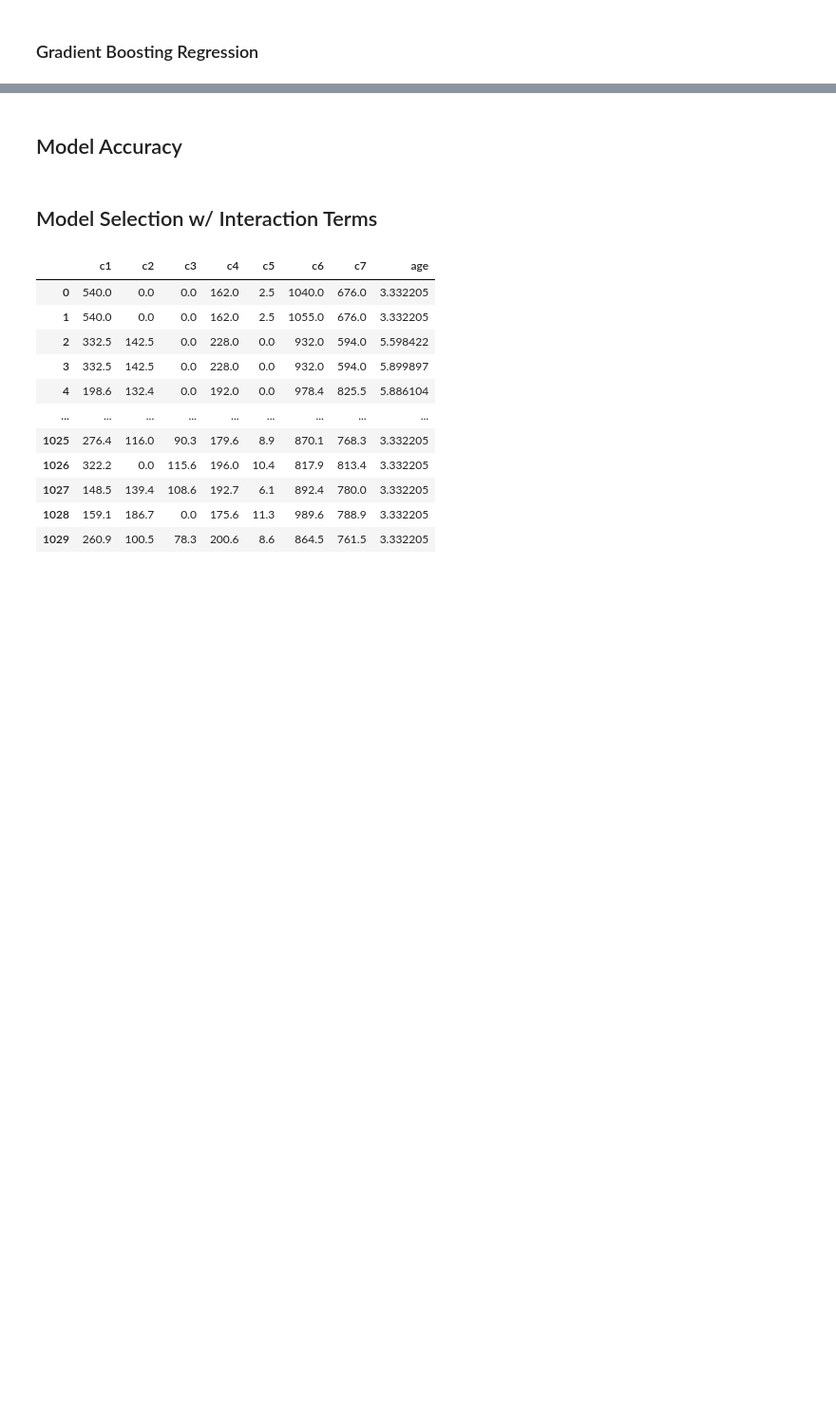
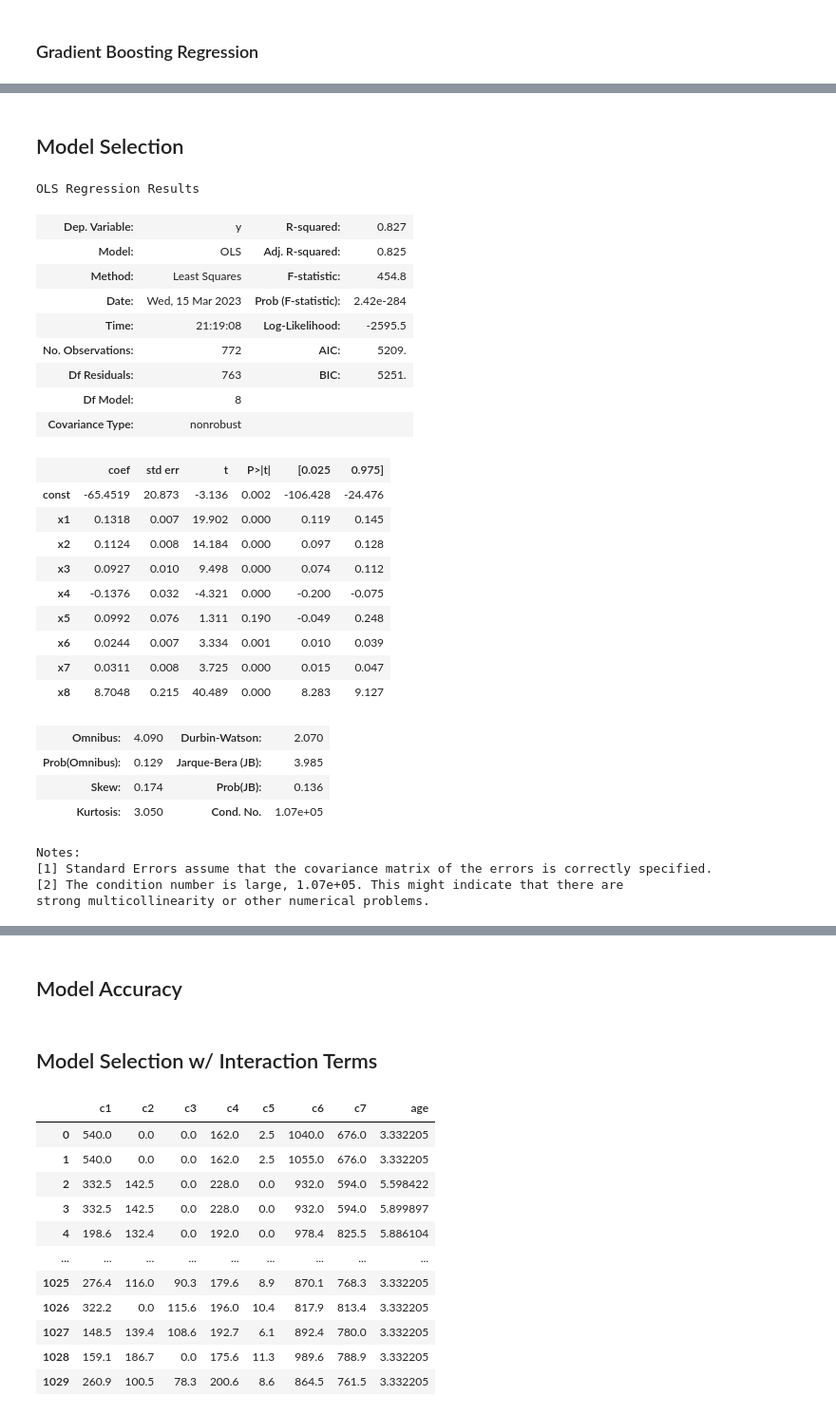
Before and after one commit to CYoung73/STA141C-Final-Project, a Jupyter notebook: STA141C_Project_Work.ipynb, the cells around one changed output, grey strips where cells are left out. Shown at 95% size. Cells and saved outputs as stored; diff of their text form; code cells hidden in the pictures; blank space fills up the shorter version.

```diff
--- a/STA141C_Project_Work.ipynb
+++ b/STA141C_Project_Work.ipynb
@@ -469,0 +472,34 @@ GBR(A, b)
+# %% [markdown]
+## Model Selection
+# %%
+model = sm.OLS(Y_train, sm.add_constant(X_train)).fit()
+model.summary()
+# %% [output]
+OLS Regression Results
+| Dep. Variable: | y | R-squared: | 0.827 |
+| Model: | OLS | Adj. R-squared: | 0.825 |
+| Method: | Least Squares | F-statistic: | 454.8 |
+| Date: | Wed, 15 Mar 2023 | Prob (F-statistic): | 2.42e-284 |
+| Time: | 21:19:08 | Log-Likelihood: | -2595.5 |
+| No. Observations: | 772 | AIC: | 5209. |
+| Df Residuals: | 763 | BIC: | 5251. |
+| Df Model: | 8 |  |  |
+| Covariance Type: | nonrobust |  |  |
+|  | coef | std err | t | P>|t| | [0.025 | 0.975] |
+| const | -65.4519 | 20.873 | -3.136 | 0.002 | -106.428 | -24.476 |
+| x1 | 0.1318 | 0.007 | 19.902 | 0.000 | 0.119 | 0.145 |
+| x2 | 0.1124 | 0.008 | 14.184 | 0.000 | 0.097 | 0.128 |
+| x3 | 0.0927 | 0.010 | 9.498 | 0.000 | 0.074 | 0.112 |
+| x4 | -0.1376 | 0.032 | -4.321 | 0.000 | -0.200 | -0.075 |
+| x5 | 0.0992 | 0.076 | 1.311 | 0.190 | -0.049 | 0.248 |
+| x6 | 0.0244 | 0.007 | 3.334 | 0.001 | 0.010 | 0.039 |
+| x7 | 0.0311 | 0.008 | 3.725 | 0.000 | 0.015 | 0.047 |
+| x8 | 8.7048 | 0.215 | 40.489 | 0.000 | 8.283 | 9.127 |
+| Omnibus: | 4.090 | Durbin-Watson: | 2.070 |
+| Prob(Omnibus): | 0.129 | Jarque-Bera (JB): | 3.985 |
+| Skew: | 0.174 | Prob(JB): | 0.136 |
+| Kurtosis: | 3.050 | Cond. No. | 1.07e+05 |
+Notes:
+[1] Standard Errors assume that the covariance matrix of the errors is correctly specified.
+[2] The condition number is large, 1.07e+05. This might indicate that there are
+strong multicollinearity or other numerical problems.
```
Also changed, not shown: parts of 20 cells of this notebook.
